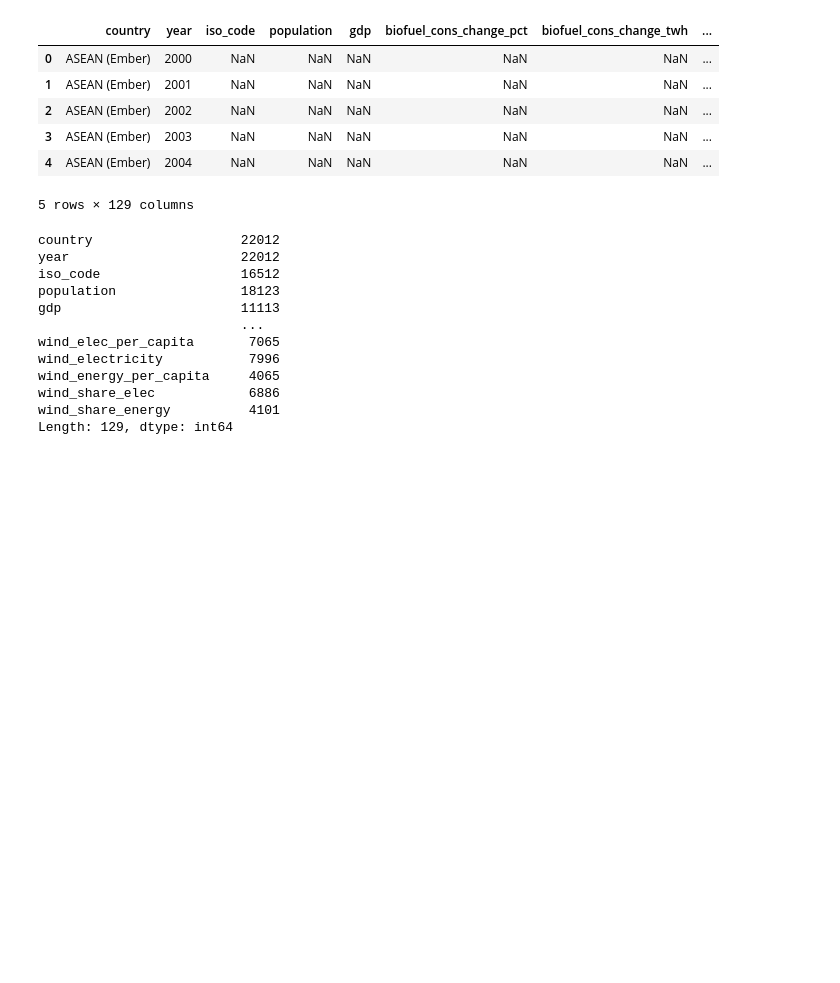
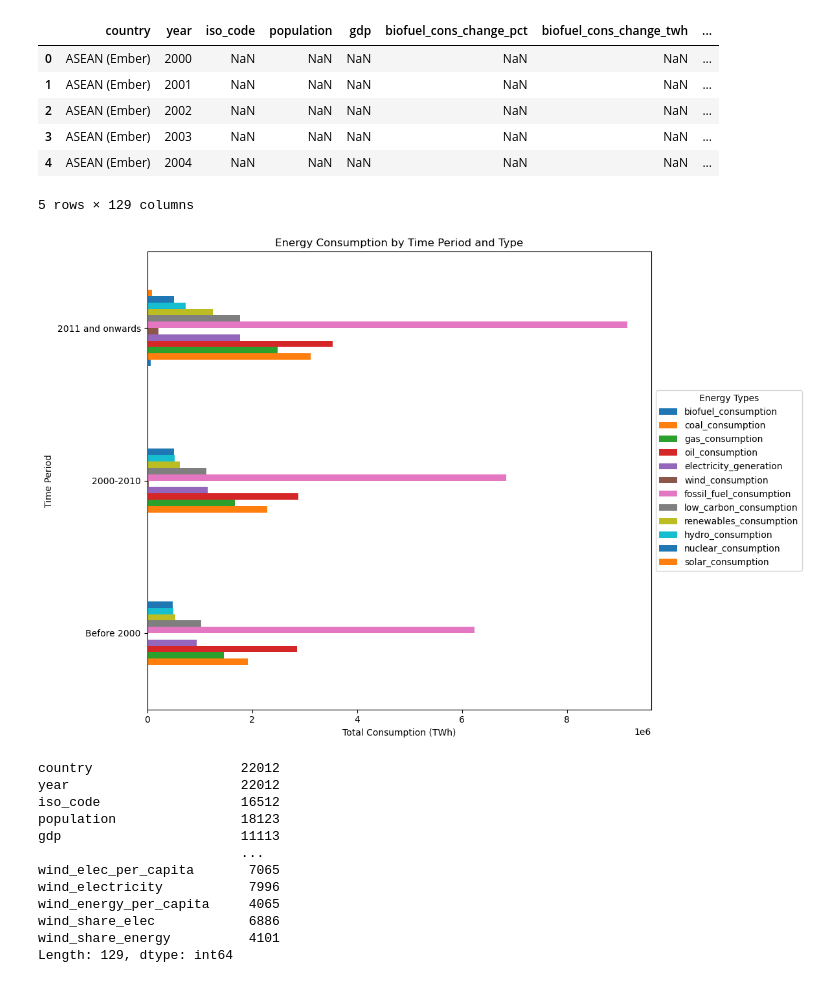
Before and after one commit to singhashishpal/project3_world_energy_consumption, a Jupyter notebook: Final Project.ipynb, the cells around one changed output. Cells and saved outputs as stored; diff of their text form; code cells hidden in the pictures; blank space fills up the shorter version.

```diff
--- a/Final Project.ipynb
+++ b/Final Project.ipynb
@@ -32,6 +33,38 @@ df.head()
 | 3 | ASEAN (Ember) | 2003 | NaN | NaN | NaN | NaN | NaN | ... |
 | 4 | ASEAN (Ember) | 2004 | NaN | NaN | NaN | NaN | NaN | ... |
 5 rows × 129 columns
+# %%
+# Define the energy columns (excluding 'year') and filter the data
+energy_columns_corrected = [
+    'biofuel_consumption', 'coal_consumption', 'gas_consumption',
+    'oil_consumption', 'electricity_generation', 'wind_consumption',
+    'fossil_fuel_consumption', 'low_carbon_consumption',
+    'renewables_consumption', 'hydro_consumption', 'nuclear_consumption',
+    'solar_consumption'
+]
+
+# Filter the dataset to include only the relevant columns
+df_energy_corrected = df[['year'] + energy_columns_corrected].dropna()
+
+# Define the time periods and group by these periods
+bins = [df_energy_corrected['year'].min(), 1999, 2010, df_energy_corrected['year'].max()]
+labels = ['Before 2000', '2000-2010', '2011 and onwards']
+df_energy_corrected['time_period'] = pd.cut(df_energy_corrected['year'], bins=bins, labels=labels)
+
+# Group data by time period and sum the energy types (excluding 'year')
+df_energy_grouped_period = df_energy_corrected.groupby('time_period')[energy_columns_corrected].sum()
+
+# Plot the data
+df_energy_grouped_period.plot(kind='barh', figsize=(12, 8))
+
+plt.title('Energy Consumption by Time Period and Type')
+plt.xlabel('Total Consumption (TWh)')
+plt.ylabel('Time Period')
+plt.legend(loc='center left', bbox_to_anchor=(1, 0.5), title="Energy Types")
+plt.tight_layout()
+plt.show()
+# %% [output]
+[figure, added]
 # %%
 #total rows
 df.count()
```
Also changed, not shown: parts of 17 cells of this notebook.
